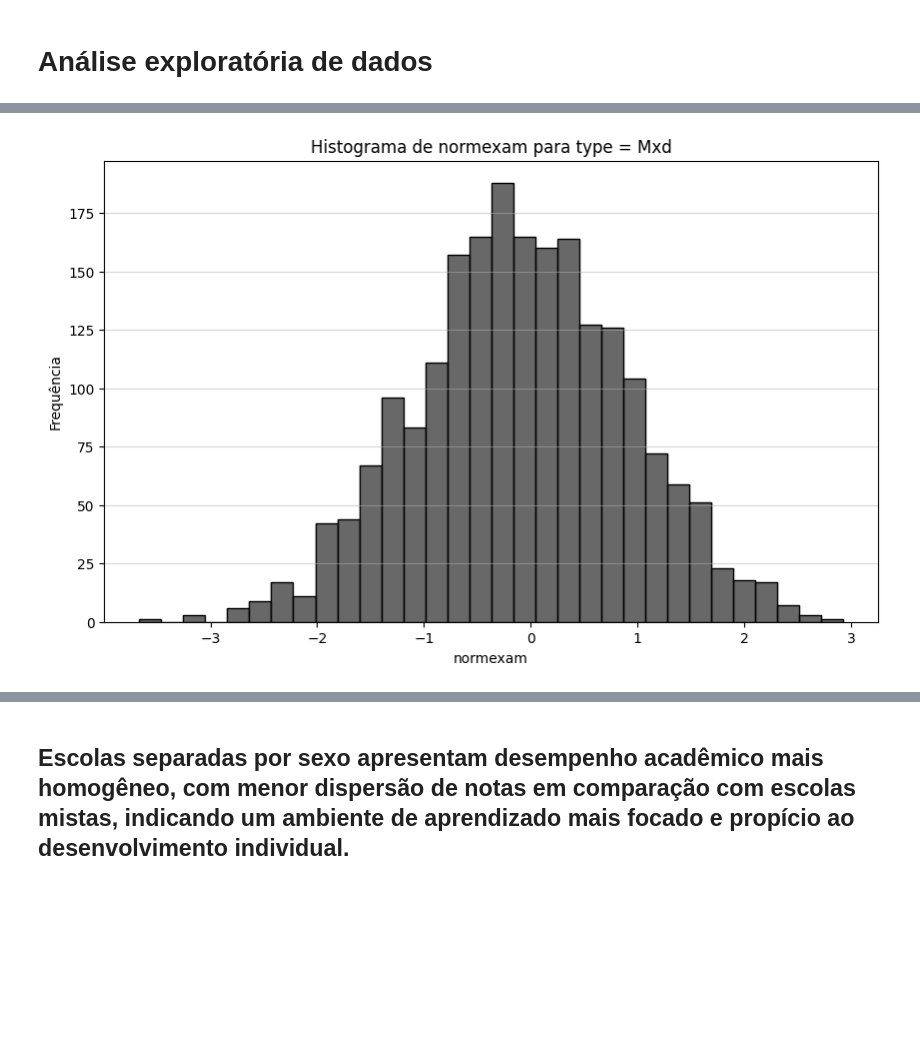
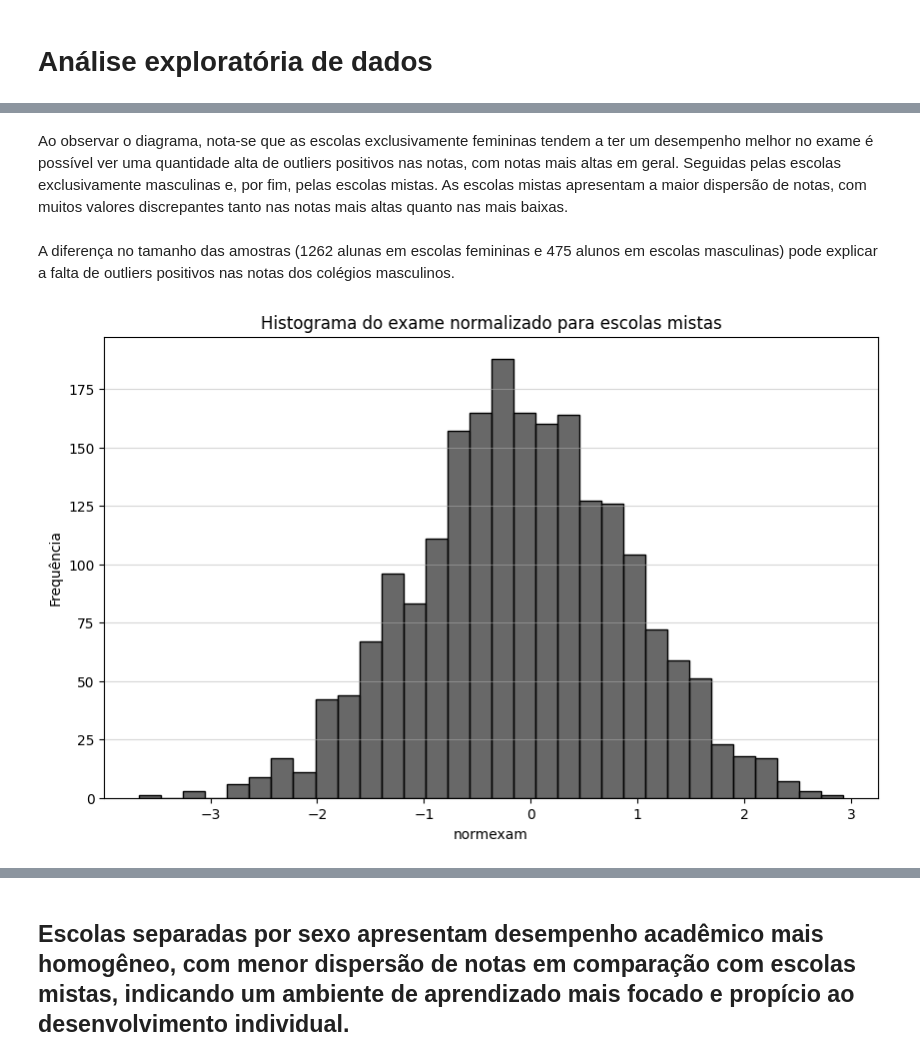
Before and after one commit to VitoriaSampaiodev/case-predi-o, a Jupyter notebook: vitoriaalves_case_predição2.ipynb, the cells around one changed output, grey strips where cells are left out. Cells and saved outputs as stored; diff of their text form; code cells hidden in the pictures; blank space fills up the shorter version.

```diff
--- a/vitoriaalves_case_predição2.ipynb
+++ b/vitoriaalves_case_predição2.ipynb
@@ -335,0 +94,3 @@ dtype: int64
+# %%
+#Percebe-se que o NaN aparece em nossa coluna Student, é necessário removê-la sem prejudicar o restante das colunas e para isso usaremos a função dropna()
+df_numstudent.dropna(subset=['student'], inplace=True)
@@ -335,0 +144,6 @@ dtype: int64
+# %%
+#Redefinir o índice para incluir a coluna 'school'
+df_numschool = dfnumschool.reset_index()
+
+#Selecionar apenas as colunas 'school' e 'schavg'
+df_numschool = dfnumschool[['school', 'schavg']]
@@ -335,0 +161,4 @@ dtype: int64
+# %%
+df_school = pd.merge(df_numschool, df_catschool, on="school", how="left")
+df_student = pd.merge(df_numstudent, df_catstudent, on=["school", "student"], how="left")
+df_complete = pd.merge(df_student, df_school, on="school", how="left")
@@ -335,0 +226,7 @@ dtype: int64
+# %%
+#Nota-se que temos valores 'NA' na coluna de 'sex' porém não podemos tirá-la por possíveis prejuízos na análise, então
+#A melhor opção no momento é fazer substituição de 'NA' por 'Unknown'
+
+df_complete['sex'] = df_complete['sex'].replace('NA', 'Unknown')
+
+df_complete.head(9)
@@ -361,11 +308,15 @@ Passing `palette` without assigning `hue` is deprecated and will be removed in v
+# %% [markdown]
+Ao observar o diagrama, nota-se que as escolas exclusivamente femininas tendem a ter um desempenho melhor no exame é possível ver uma quantidade alta de outliers positivos nas notas, com notas mais altas em geral. Seguidas pelas escolas exclusivamente masculinas e, por fim, pelas escolas mistas. As escolas mistas apresentam a maior dispersão de notas, com muitos valores discrepantes tanto nas notas mais altas quanto nas mais baixas.
+# %% [markdown]
+A diferença no tamanho das amostras (1262 alunas em escolas femininas e 475 alunos em escolas masculinas) pode explicar a falta de outliers positivos nas notas dos colégios masculinos.
 # %%
-df_filtrado = dfcompleto[dfcompleto['type'] == 'Mxd']
+df_filtrado = df_complete[df_complete['type'] == 'Mxd']
 plt.figure(figsize=(10, 6))
 sns.histplot(data=df_filtrado, x='normexam', color='#363636', edgecolor='black')
-plt.title('Histograma de normexam para type = Mxd')
+plt.title('Histograma do exame normalizado para escolas mistas')
 plt.xlabel('normexam')
 plt.ylabel('Frequência')
 plt.grid(axis='y', alpha=0.5)
 plt.show()
 # %% [output]
-[figure, old version]
+[figure, new version]
```
Also changed, not shown: parts of 102 cells of this notebook.
